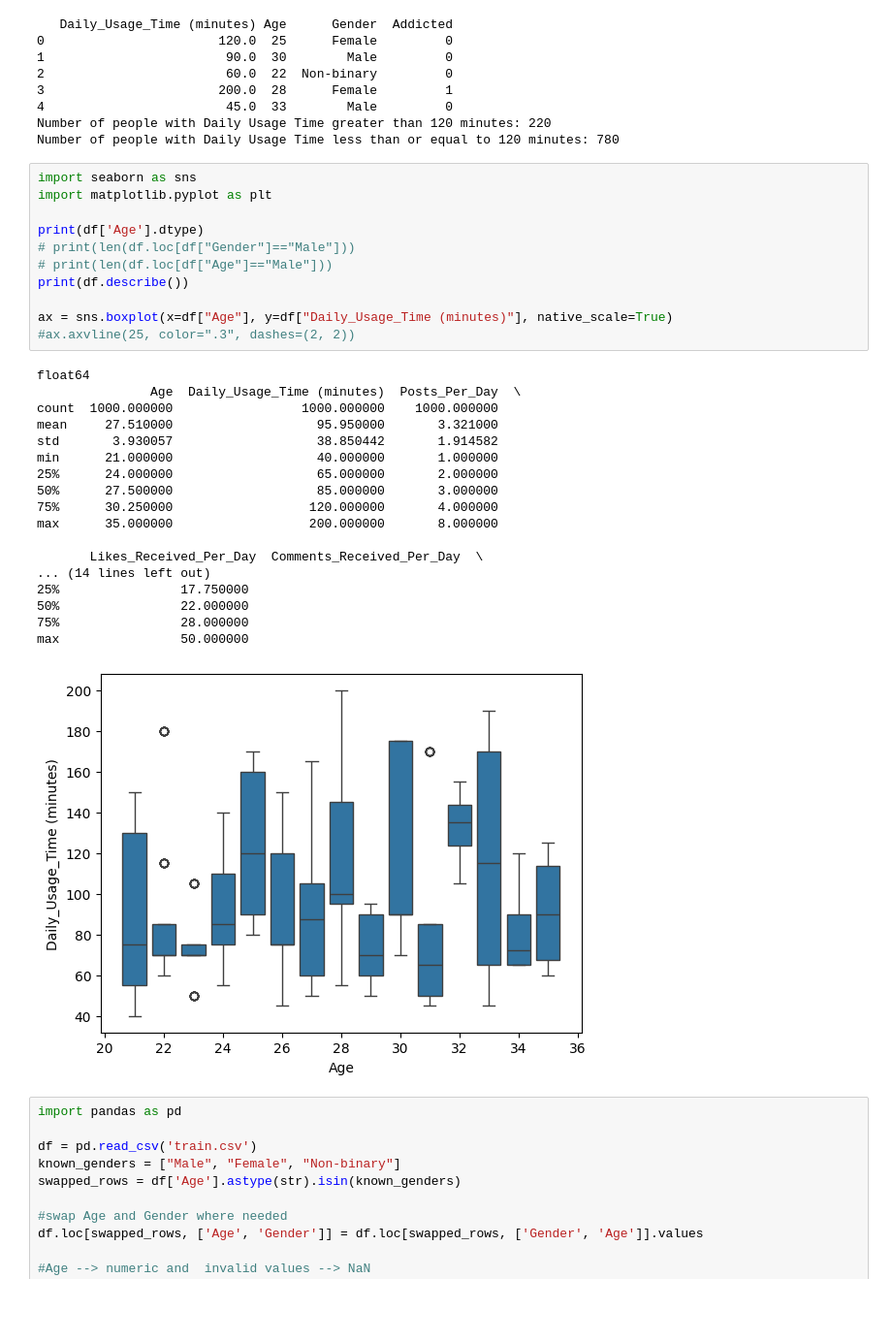
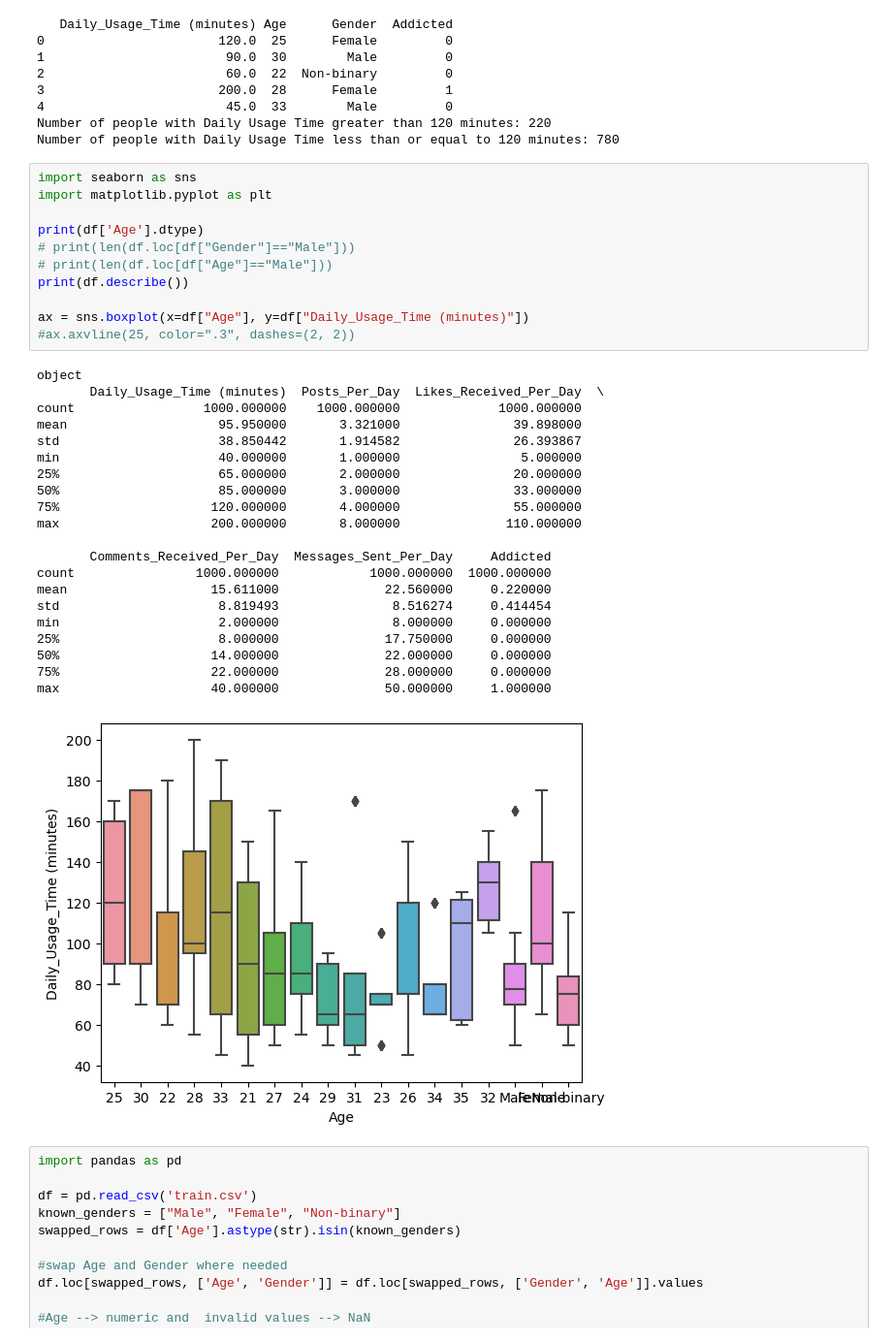
Before and after one commit to kellyegorman/csds312-project, a Jupyter notebook: data_analysis.ipynb, the cells around one changed output. Shown at 97% size. Saved outputs shown, nothing was run; the diff lists cells and outputs as text; blank space fills up the shorter version.

```diff
--- a/data_analysis.ipynb
+++ b/data_analysis.ipynb
@@ -29,33 +29,36 @@ Number of people with Daily Usage Time less than or equal to 120 minutes: 780
 # %%
 import seaborn as sns
 import matplotlib.pyplot as plt
 
 print(df['Age'].dtype)
 # print(len(df.loc[df["Gender"]=="Male"]))
 # print(len(df.loc[df["Age"]=="Male"]))
 print(df.describe())
 
-ax = sns.boxplot(x=df["Age"], y=df["Daily_Usage_Time (minutes)"], native_scale=True)
+ax = sns.boxplot(x=df["Age"], y=df["Daily_Usage_Time (minutes)"])
 #ax.axvline(25, color=".3", dashes=(2, 2))
 # %% [output]
-float64
-               Age  Daily_Usage_Time (minutes)  Posts_Per_Day  \
-count  1000.000000                 1000.000000    1000.000000
-mean     27.510000                   95.950000       3.321000
-std       3.930057                   38.850442       1.914582
-min      21.000000                   40.000000       1.000000
-25%      24.000000                   65.000000       2.000000
-50%      27.500000                   85.000000       3.000000
-75%      30.250000                  120.000000       4.000000
-max      35.000000                  200.000000       8.000000
+object
+       Daily_Usage_Time (minutes)  Posts_Per_Day  Likes_Received_Per_Day  \
+count                 1000.000000    1000.000000             1000.000000
+mean                    95.950000       3.321000               39.898000
+std                     38.850442       1.914582               26.393867
+min                     40.000000       1.000000                5.000000
+25%                     65.000000       2.000000               20.000000
+50%                     85.000000       3.000000               33.000000
+75%                    120.000000       4.000000               55.000000
+max                    200.000000       8.000000              110.000000
 
-       Likes_Received_Per_Day  Comments_Received_Per_Day  \
-... (14 lines left out)
-25%                17.750000
-50%                22.000000
-75%                28.000000
-max                50.000000
+       Comments_Received_Per_Day  Messages_Sent_Per_Day     Addicted
+count                1000.000000            1000.000000  1000.000000
+mean                   15.611000              22.560000     0.220000
+std                     8.819493               8.516274     0.414454
+min                     2.000000               8.000000     0.000000
+25%                     8.000000              17.750000     0.000000
+50%                    14.000000              22.000000     0.000000
+75%                    22.000000              28.000000     0.000000
+max                    40.000000              50.000000     1.000000
-[figure, old version]
+[figure, new version]
 # %%
 import pandas as pd
 
```
Also changed, not shown: parts of 5 cells of this notebook.
